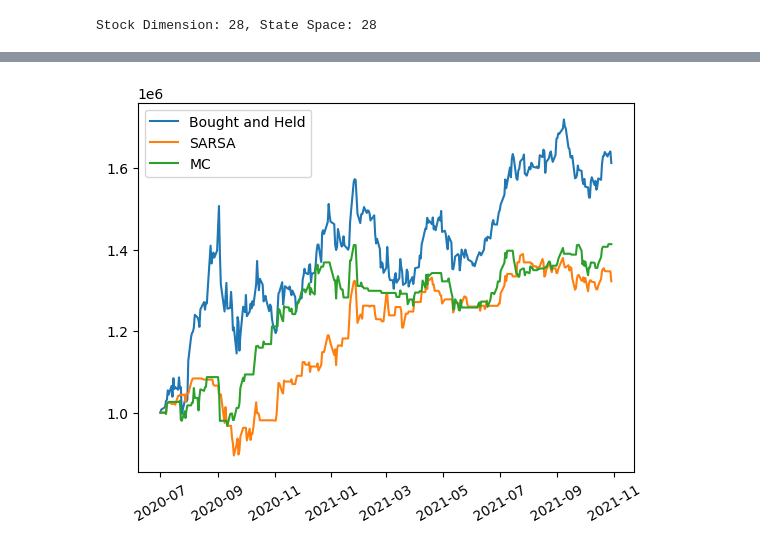
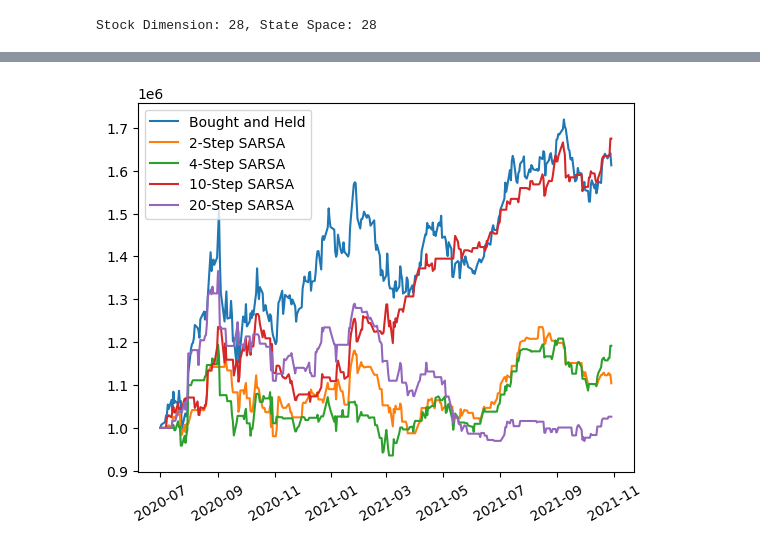
Before and after one commit to wachowiak-a/RLFinanceProject, a Jupyter notebook: aggressive_n_step.ipynb, the cells around one changed output, grey strips where cells are left out. Drawn from its saved outputs; the diff is of its cells as text; code cells hidden in the pictures.

```diff
--- a/aggressive_n_step.ipynb
+++ b/aggressive_n_step.ipynb
@@ -294,24 +509,24 @@ plt.show()
 # %%
 #PLOT COMPARING PORTFOLIO VALUE OF TEST EPISODE AGAINST JUST HOLDING STOCK WITH SARSA AND MC
 
 starting_value = trade[(trade['date'] == '2020-07-01') & (trade['tic'] == 'AAPL')]['open'].values[0]
 stocks = 1_000_000 / starting_value
 values_while_held = trade[(trade['date'] >= '2020-07-01') & (trade['tic'] == 'AAPL')]['open'].to_numpy() * stocks
 dates = np.asarray(trade[(trade['date'] >= '2020-07-01') & (trade['tic'] == 'AAPL')]['date'], dtype='datetime64[s]')
 plt.plot(dates, values_while_held, label="Bought and Held")
 two_step_sarsa_test_values = two_step_sarsa_test_env.asset_memory
-plt.plot(dates, two_step_sarsa_test_env, label="2-Step SARSA")
+plt.plot(dates, two_step_sarsa_test_values, label="2-Step SARSA")
 four_step_sarsa_test_values = four_step_sarsa_test_env.asset_memory
-plt.plot(dates, four_step_sarsa_test_env, label="4-Step SARSA")
+plt.plot(dates, four_step_sarsa_test_values, label="4-Step SARSA")
 ten_step_sarsa_test_values = ten_step_sarsa_test_env.asset_memory
-plt.plot(dates, ten_step_sarsa_test_env, label="10-Step SARSA")
+plt.plot(dates, ten_step_sarsa_test_values, label="10-Step SARSA")
 twenty_step_sarsa_test_values = twenty_step_sarsa_test_env.asset_memory
-plt.plot(dates, twenty_step_sarsa_test_env, label="20-Step SARSA")
+plt.plot(dates, twenty_step_sarsa_test_values, label="20-Step SARSA")
 plt.xticks(rotation=30)
 plt.legend()
 plt.show()
 # %% [output]
-[figure, old version]
+[figure, new version]
 # %%
 # ACTIONS OVER TEST
 two_step_sarsa_test_actions = []
```
Also changed, not shown: parts of 18 cells of this notebook, 1 other file.
